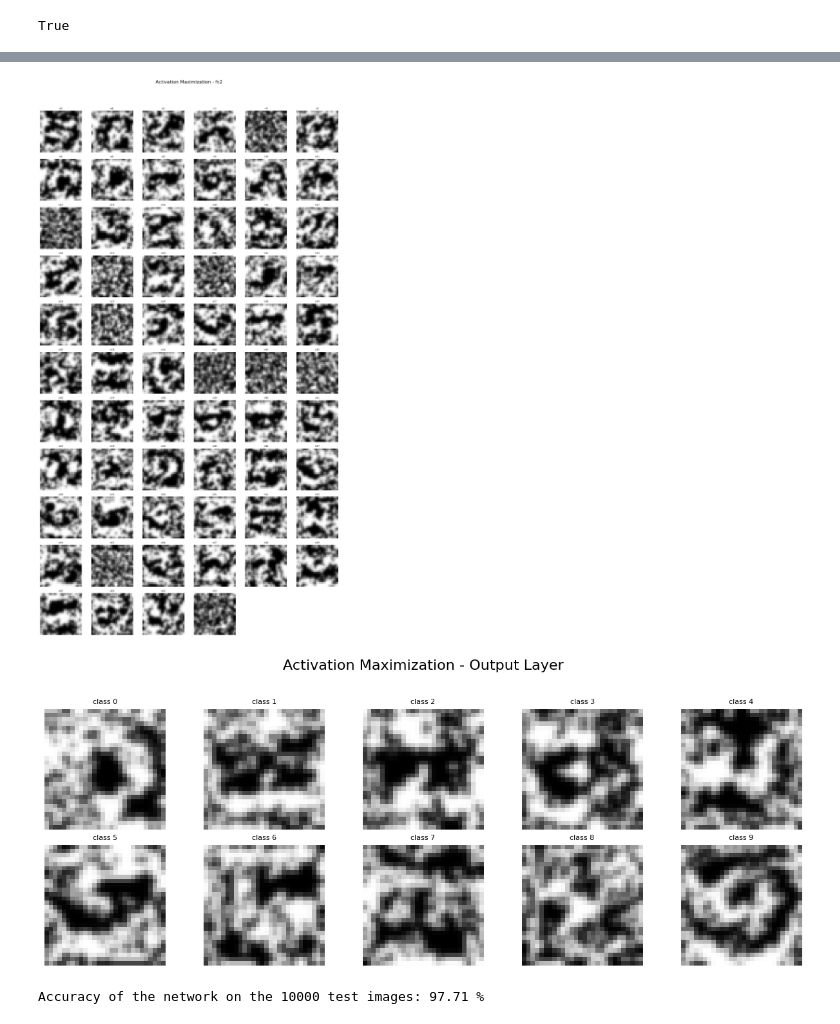
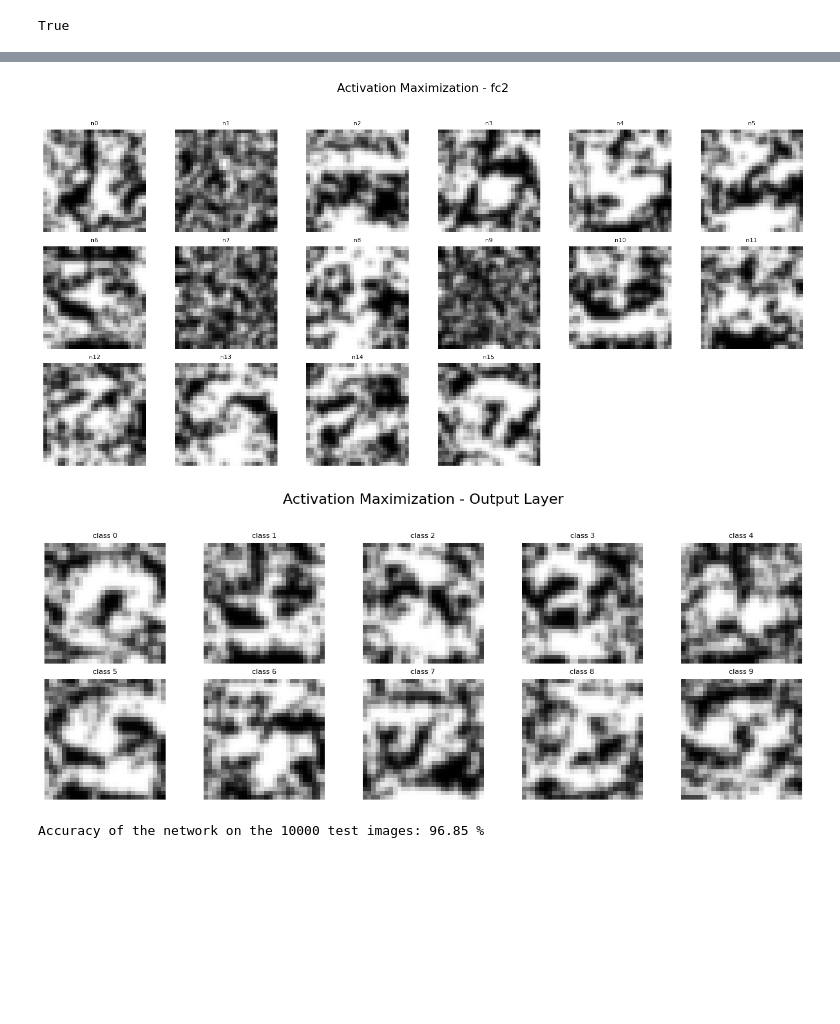
Before and after one commit to kns357/ANN_MA_Kaito, a Jupyter notebook: MNIST Feed Forward.ipynb, the cells around one changed output, grey strips where cells are left out. Cells and saved outputs as stored; diff of their text form; code cells hidden in the pictures; blank space fills up the shorter version.

```diff
--- a/MNIST Feed Forward.ipynb
+++ b/MNIST Feed Forward.ipynb
@@ -5,8 +5,8 @@ import torchvision.datasets as datasets
 import torchvision.transforms as transforms
 # %%
 input_size = 784        #Number of input neurons (image pixels, 28x28)
-hidden_size0 = 128
-hidden_size1 = 64       #Number of hidden neurons
+hidden_size0 = 32
+hidden_size1 = 16      #Number of hidden neurons
 out_size = 10           #Number of classes (0-9)
 epochs = 10            #How many times we pass our entire dataset into our network
 batch_size = 64        #Input size of the data during one iteration
@@ -110,7 +110,7 @@ from scipy.ndimage import gaussian_filter
 # %%
 layer_name = "fc2"
 neuron_indices = []
-for i in range(64):
+for i in range(16):
     neuron_indices.append(i)
 steps = 200
 lr = 0.1
@@ -142,34 +142,34 @@ for idx in neuron_indices:
         activation = get_activation(net, input_image, layer_name, idx)
         loss = -activation
         loss.backward()
         optimizer.step()
         with torch.no_grad():
             input_image.clamp_(0, 1)
 
     img_np = input_image.detach().cpu().view(28, 28).numpy()
     if smoothing_sigma > 0:
         img_np = gaussian_filter(img_np, sigma=smoothing_sigma) #to make smoother
     images.append(img_np)
 
 #plotting
 cols=6
 img_size=28
 n = len(images)
 rows = math.ceil(n / cols)
 
 plt.figure(figsize=(cols * 2.5, rows * 2.5))
 
 for i, img in enumerate(images):
     ax = plt.subplot(rows, cols, i + 1)
     ax.imshow(img, cmap='gray')
     ax.set_title(f'n{neuron_indices[i]}', fontsize=8)
     ax.axis('off')
 
 plt.suptitle(f'Activation Maximization - {layer_name}', fontsize=16)
 plt.tight_layout(rect=[0, 0, 1, 0.95])
 plt.show()
 # %% [output]
-[figure, old version]
+[figure, new version]
 # %%
 import torch
 import torch.nn.functional as F
@@ -225,7 +225,7 @@ plt.suptitle(f'Activation Maximization - Output Layer', fontsize=16)
 plt.tight_layout(rect=[0, 0, 1, 0.95])
 plt.show()
 # %% [output]
-[figure, old version]
+[figure, new version]
 # %%
 with torch.no_grad():
     correct = 0
@@ -240,4 +240,4 @@ with torch.no_grad():
 
     print('Accuracy of the network on the 10000 test images: {} %'.format(100 * correct / len(test_dataset)))
 # %% [output]
-Accuracy of the network on the 10000 test images: 97.71 %
+Accuracy of the network on the 10000 test images: 96.85 %
```
Also changed, not shown: parts of 1 cell of this notebook, 1 other file.
